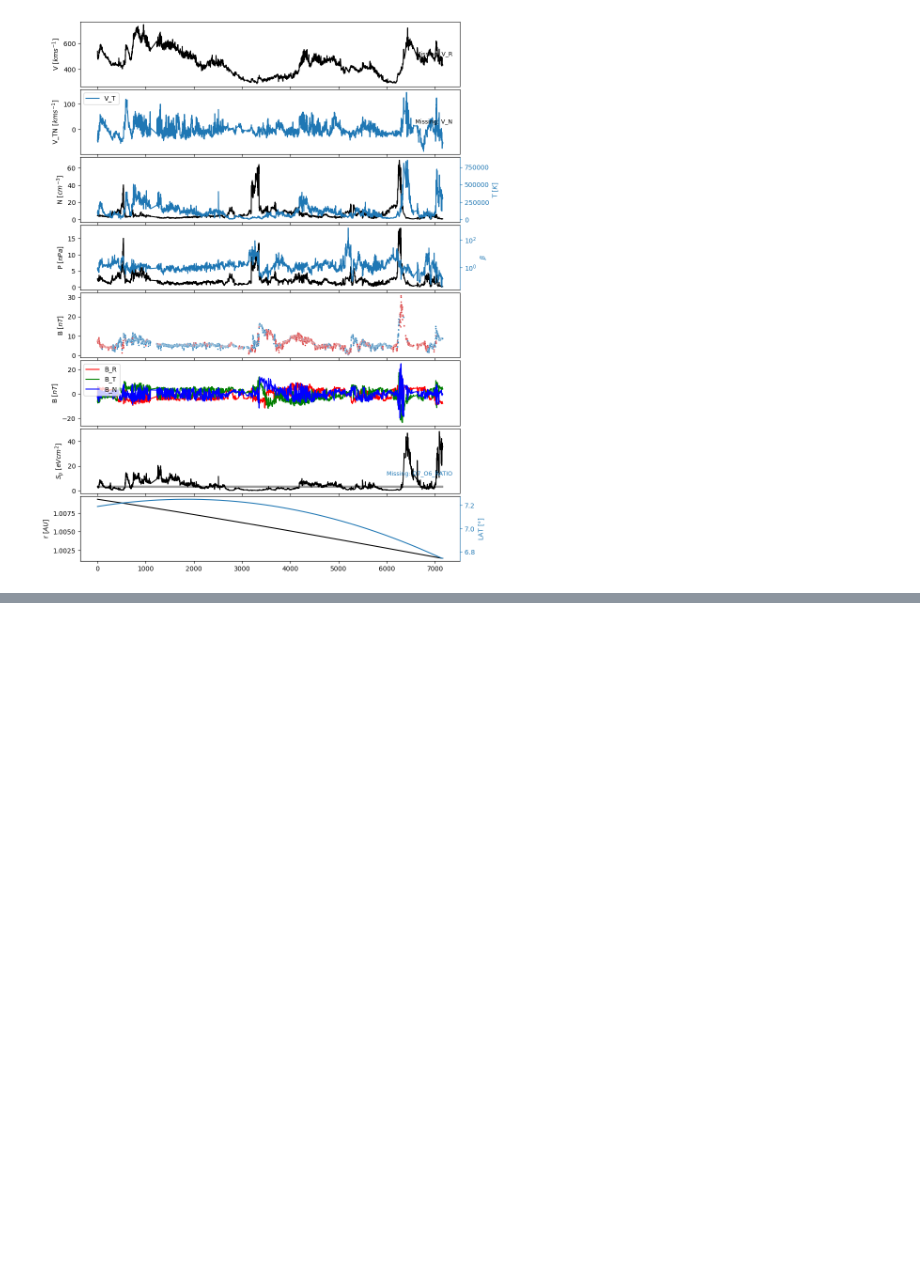
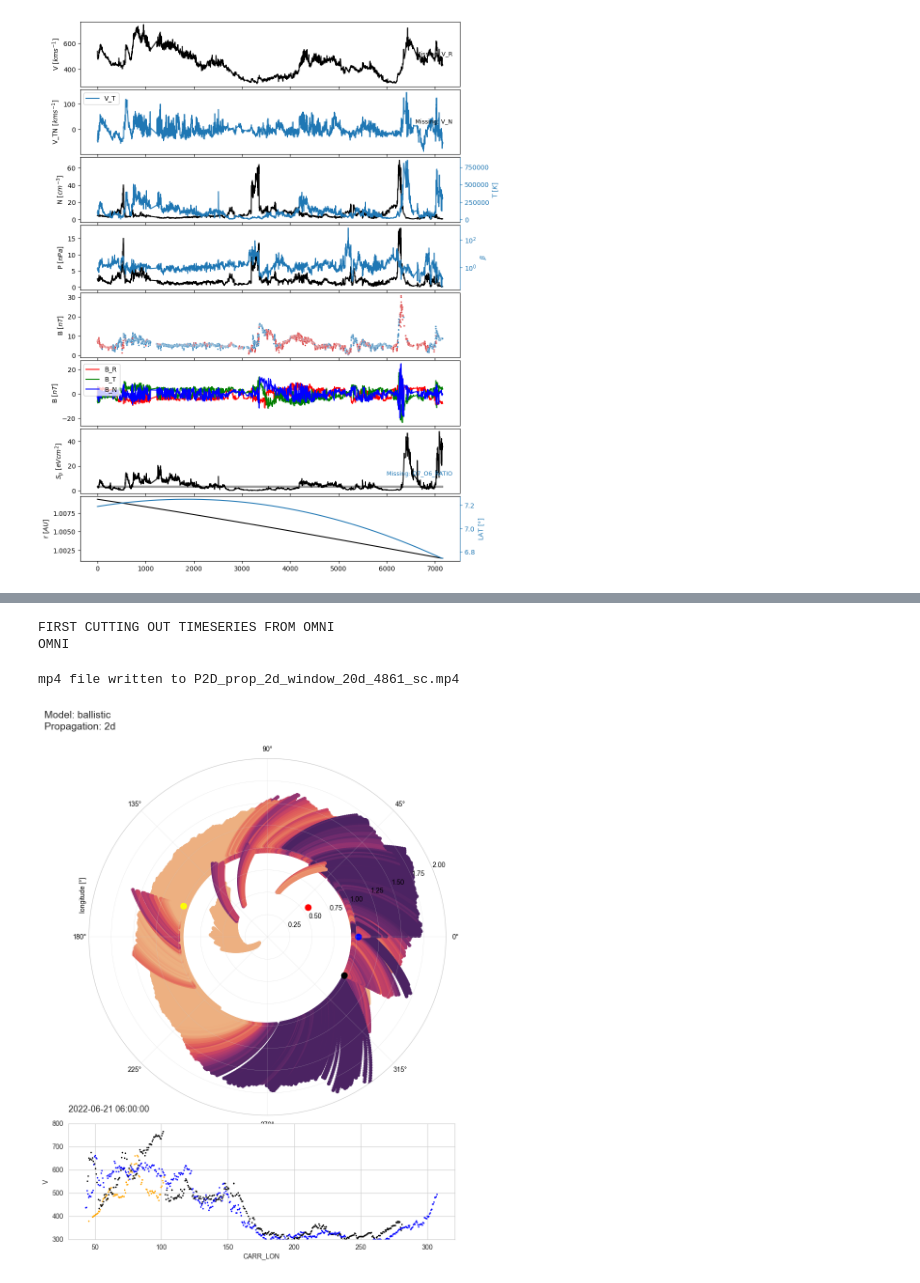
Before and after one commit to danielmilosic/P2D, a Jupyter notebook: developer.ipynb, the cells around one changed output, grey strips where cells are left out. Saved outputs shown, nothing was run; the diff lists cells and outputs as text; code cells hidden in the pictures; blank space fills up the shorter version.

```diff
--- a/developer.ipynb
+++ b/developer.ipynb
@@ -56,0 +35,7 @@ model.model.iloc[-168:]
+# %%
+model.movie(cadence='6h', rlim=2, time_window='20d', observers='OMNI')
+# %% [output]
+FIRST CUTTING OUT TIMESERIES FROM OMNI
+OMNI
+mp4 file written to P2D_prop_2d_window_20d_4861_sc.mp4
+[figure, added]
```
Also changed, not shown: parts of 5 cells of this notebook, 2 other files.
